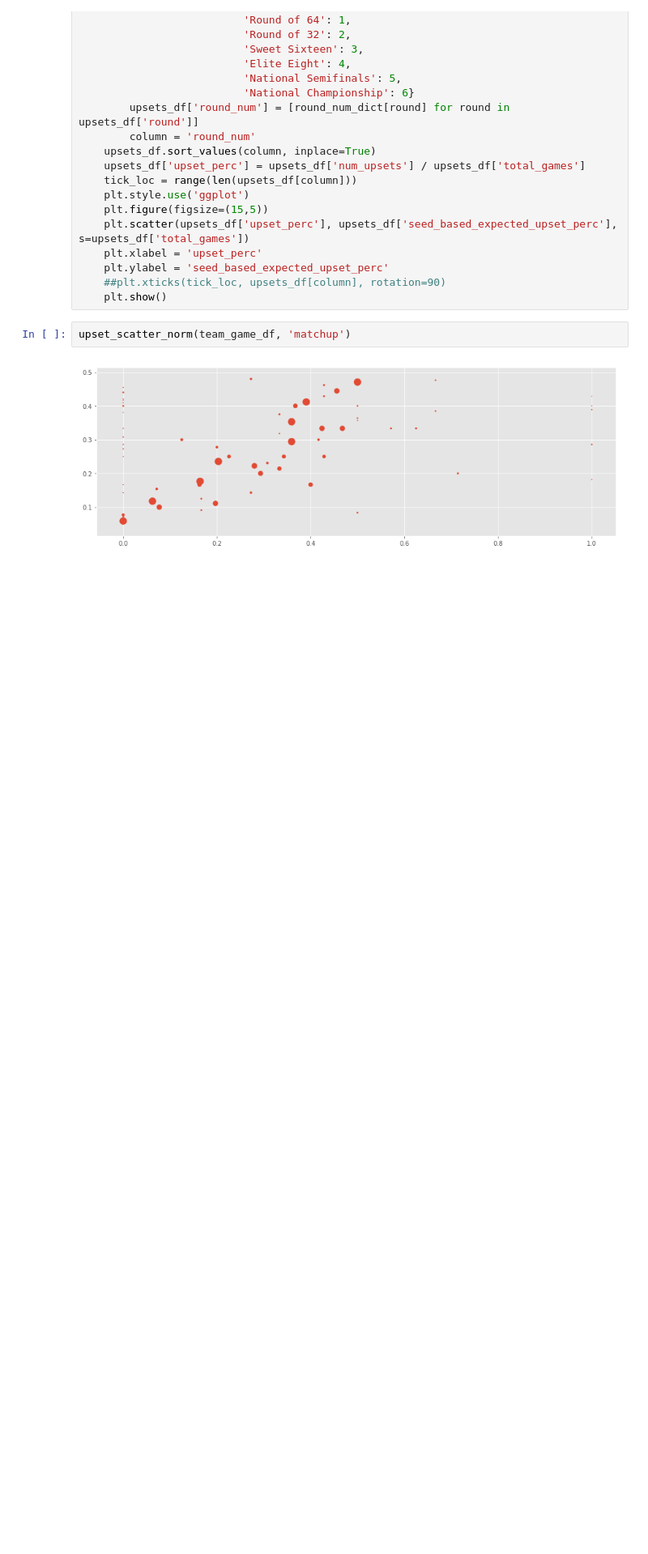
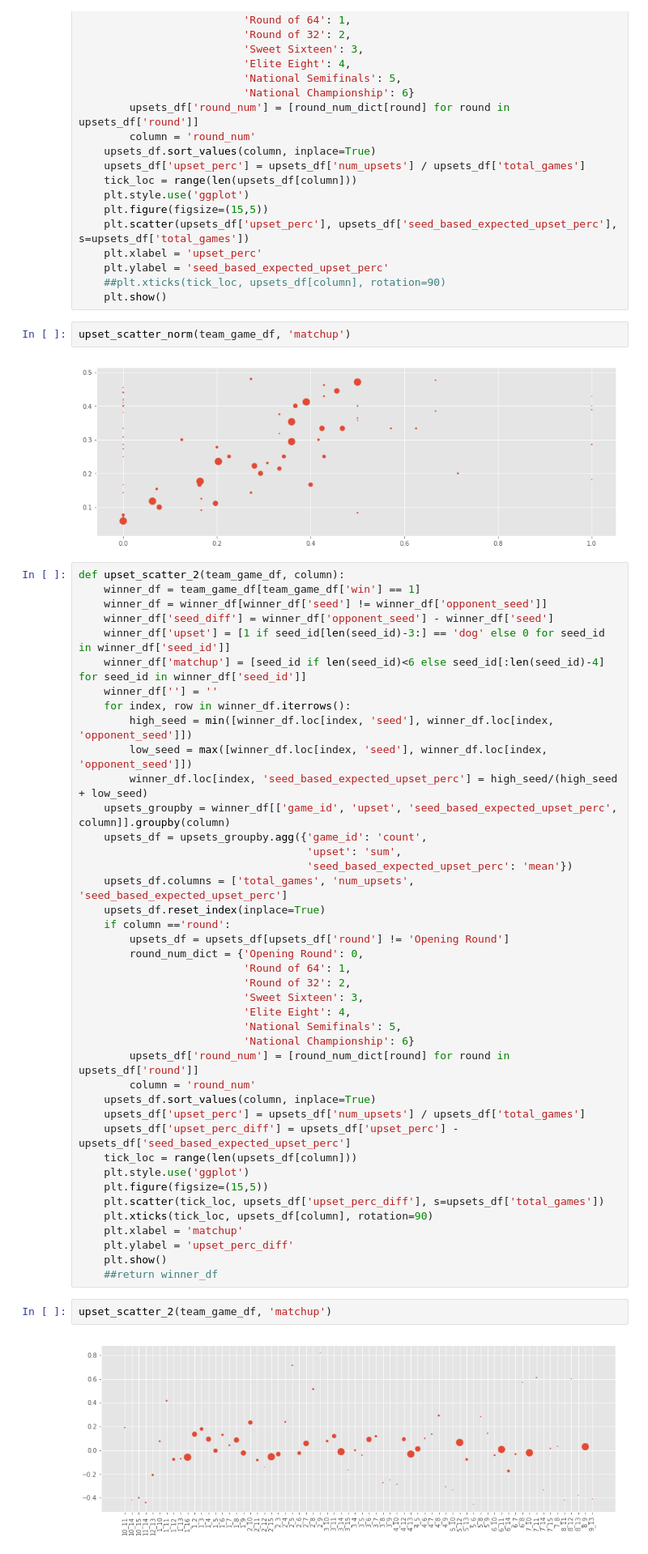
Before and after one commit to mmclaughlin87/march-madness-historical-perfomance, a Jupyter notebook: matchup_summary/Upsets Per Round.ipynb, the cells around one changed output. Shown: that part at 81% size. Cells and saved outputs as stored; diff of their text form; blank space fills up the shorter version.

Commit message:
added graph for expected upset % vs actual upset % by seed matchup

```diff
--- a/matchup_summary/Upsets Per Round.ipynb
+++ b/matchup_summary/Upsets Per Round.ipynb
@@ -194,3 +197,48 @@ def upset_scatter_norm(team_game_df, column):
 upset_scatter_norm(team_game_df, 'matchup')
 # %% [output]
 [figure]
+# %%
+def upset_scatter_2(team_game_df, column):
+    winner_df = team_game_df[team_game_df['win'] == 1]
+    winner_df = winner_df[winner_df['seed'] != winner_df['opponent_seed']]
+    winner_df['seed_diff'] = winner_df['opponent_seed'] - winner_df['seed']
+    winner_df['upset'] = [1 if seed_id[len(seed_id)-3:] == 'dog' else 0 for seed_id in winner_df['seed_id']]
+    winner_df['matchup'] = [seed_id if len(seed_id)<6 else seed_id[:len(seed_id)-4] for seed_id in winner_df['seed_id']]
+    winner_df[''] = ''
+    for index, row in winner_df.iterrows():
+        high_seed = min([winner_df.loc[index, 'seed'], winner_df.loc[index, 'opponent_seed']])
+        low_seed = max([winner_df.loc[index, 'seed'], winner_df.loc[index, 'opponent_seed']])
+        winner_df.loc[index, 'seed_based_expected_upset_perc'] = high_seed/(high_seed + low_seed)
+    upsets_groupby = winner_df[['game_id', 'upset', 'seed_based_expected_upset_perc', column]].groupby(column)
+    upsets_df = upsets_groupby.agg({'game_id': 'count',
+                                    'upset': 'sum',
+                                    'seed_based_expected_upset_perc': 'mean'})
+    upsets_df.columns = ['total_games', 'num_upsets', 'seed_based_expected_upset_perc']
+    upsets_df.reset_index(inplace=True)
+    if column =='round':
+        upsets_df = upsets_df[upsets_df['round'] != 'Opening Round']
+        round_num_dict = {'Opening Round': 0,
+                          'Round of 64': 1,
+                          'Round of 32': 2,
+                          'Sweet Sixteen': 3,
+                          'Elite Eight': 4,
+                          'National Semifinals': 5,
+                          'National Championship': 6}
+        upsets_df['round_num'] = [round_num_dict[round] for round in upsets_df['round']]
+        column = 'round_num'
+    upsets_df.sort_values(column, inplace=True)
+    upsets_df['upset_perc'] = upsets_df['num_upsets'] / upsets_df['total_games']
+    upsets_df['upset_perc_diff'] = upsets_df['upset_perc'] - upsets_df['seed_based_expected_upset_perc']
+    tick_loc = range(len(upsets_df[column]))
+    plt.style.use('ggplot')
+    plt.figure(figsize=(15,5))
+    plt.scatter(tick_loc, upsets_df['upset_perc_diff'], s=upsets_df['total_games'])
+    plt.xticks(tick_loc, upsets_df[column], rotation=90)
+    plt.xlabel = 'matchup'
+    plt.ylabel = 'upset_perc_diff'
+    plt.show()
+    ##return winner_df
+# %%
+upset_scatter_2(team_game_df, 'matchup')
+# %% [output]
+[figure, added]
```
Also changed, not shown: parts of 2 cells of this notebook.
